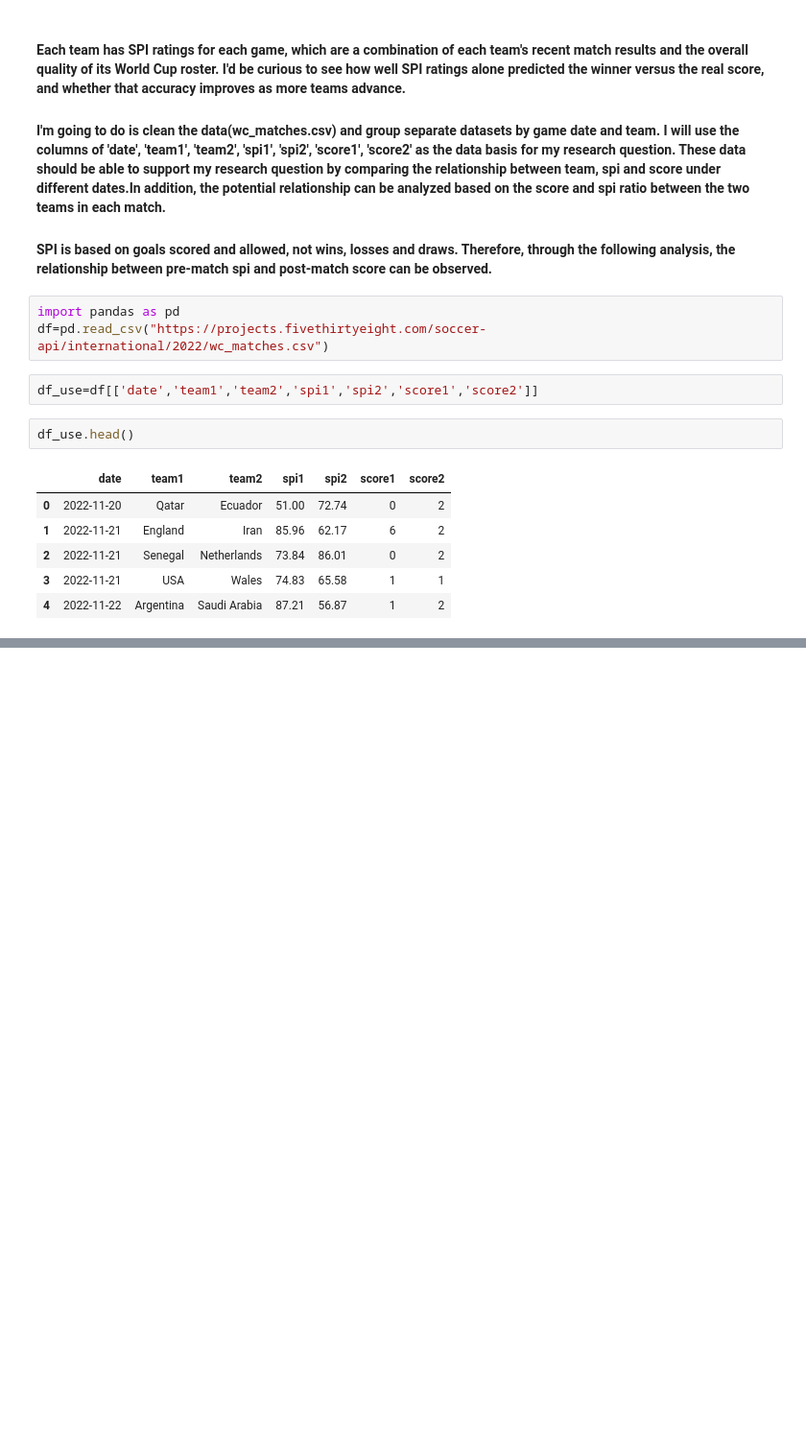
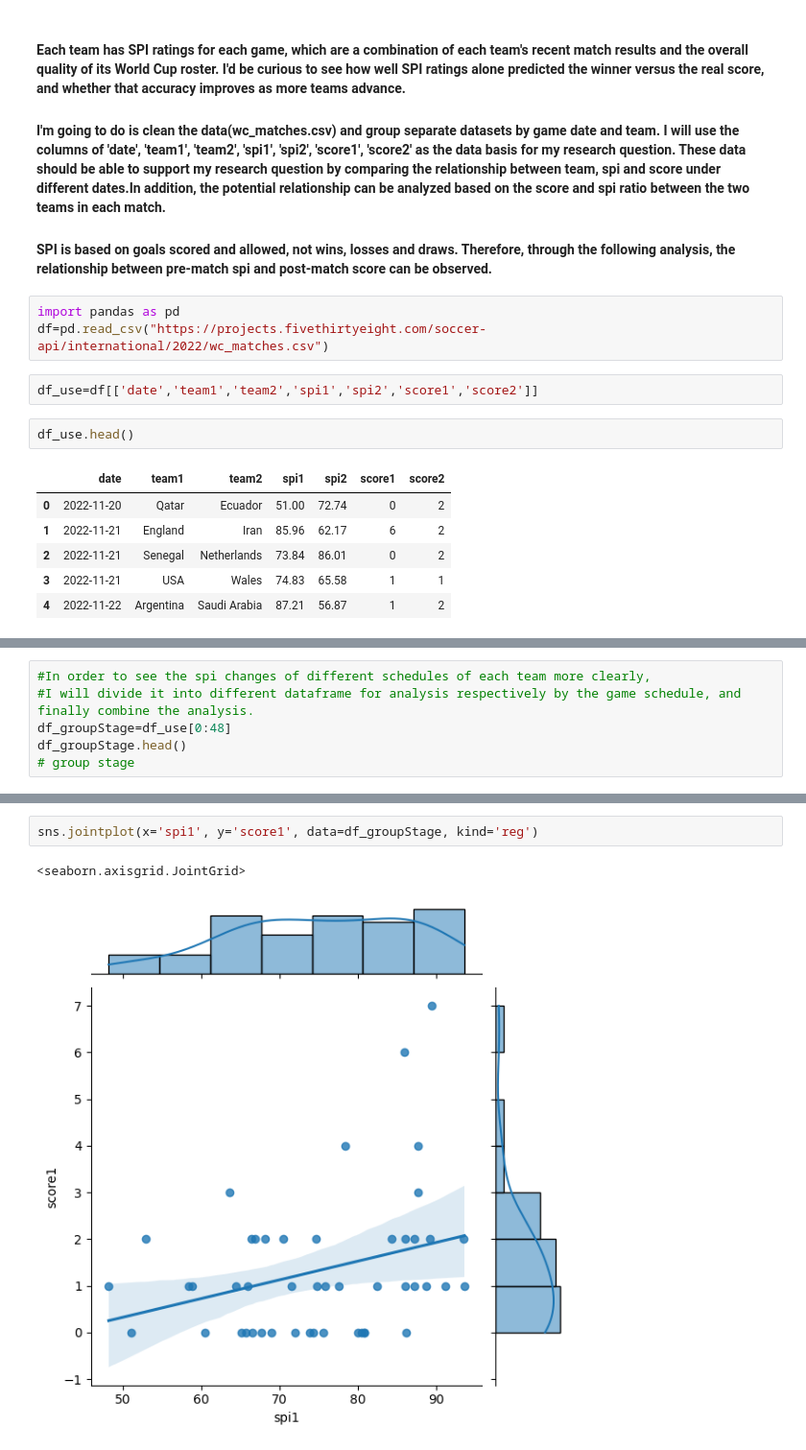
Before and after one commit to ubco-W2022T2-data301/project-group-group41, a Jupyter notebook: analysis/analysis2_Runmeng_Qin.ipynb, the cells around one changed output, grey strips where cells are left out. Shown at 96% size. Saved outputs shown, nothing was run; the diff lists cells and outputs as text; blank space fills up the shorter version.

```diff
--- a/analysis/analysis2_Runmeng_Qin.ipynb
+++ b/analysis/analysis2_Runmeng_Qin.ipynb
@@ -26,0 +65,6 @@ df_use.head()
+# %%
+#In order to see the spi changes of different schedules of each team more clearly,
+#I will divide it into different dataframe for analysis respectively by the game schedule, and finally combine the analysis.
+df_groupStage=df_use[0:48]
+df_groupStage.head()
+# group stage
@@ -26,0 +119,5 @@ df_use.head()
+# %%
+sns.jointplot(x='spi1', y='score1', data=df_groupStage, kind='reg')
+# %% [output]
+<seaborn.axisgrid.JointGrid>
+[figure, added]
```
Also changed, not shown: parts of 25 cells of this notebook, 1 other file.
